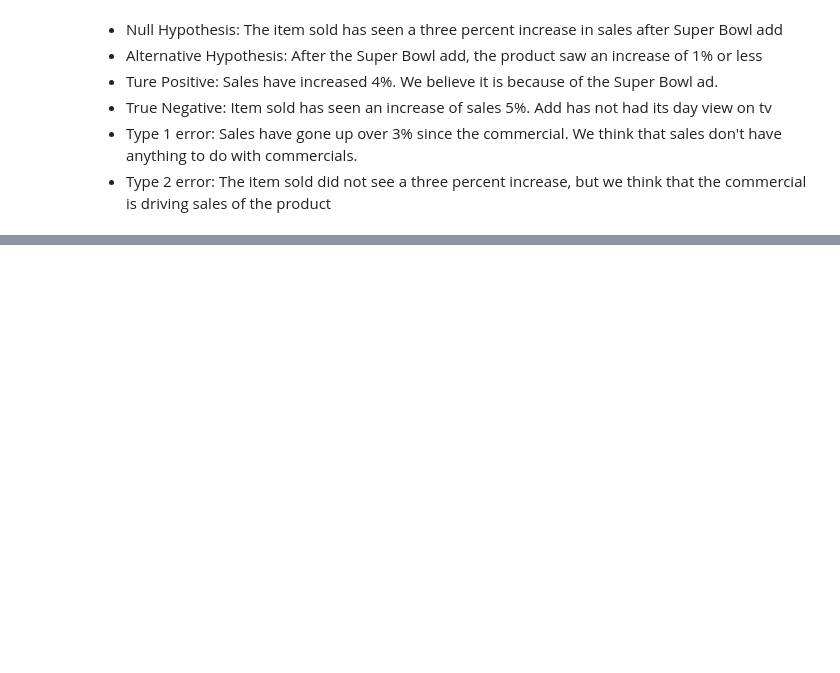
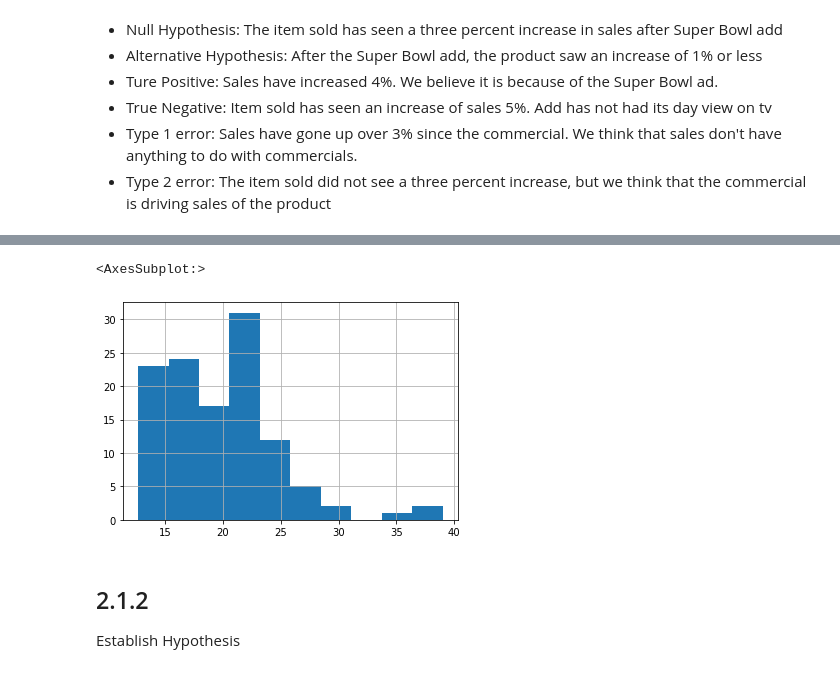
Before and after one commit to VelasquezAlejandro044/statistics-exercises, a Jupyter notebook: hypothesis_testing.ipynb, the cells around one changed output, grey strips where cells are left out. Saved outputs shown, nothing was run; the diff lists cells and outputs as text; code cells hidden in the pictures; blank space fills up the shorter version.

```diff
--- a/hypothesis_testing.ipynb
+++ b/hypothesis_testing.ipynb
@@ -37,0 +141,8 @@ Is our television ad driving more sales?
+# %%
+ave_1999.hist()
+# %% [output]
+<AxesSubplot:>
+[figure, added]
+# %% [markdown]
+## 2.1.2
+Establish Hypothesis
```
Also changed, not shown: parts of 76 cells of this notebook, 2 other files.
